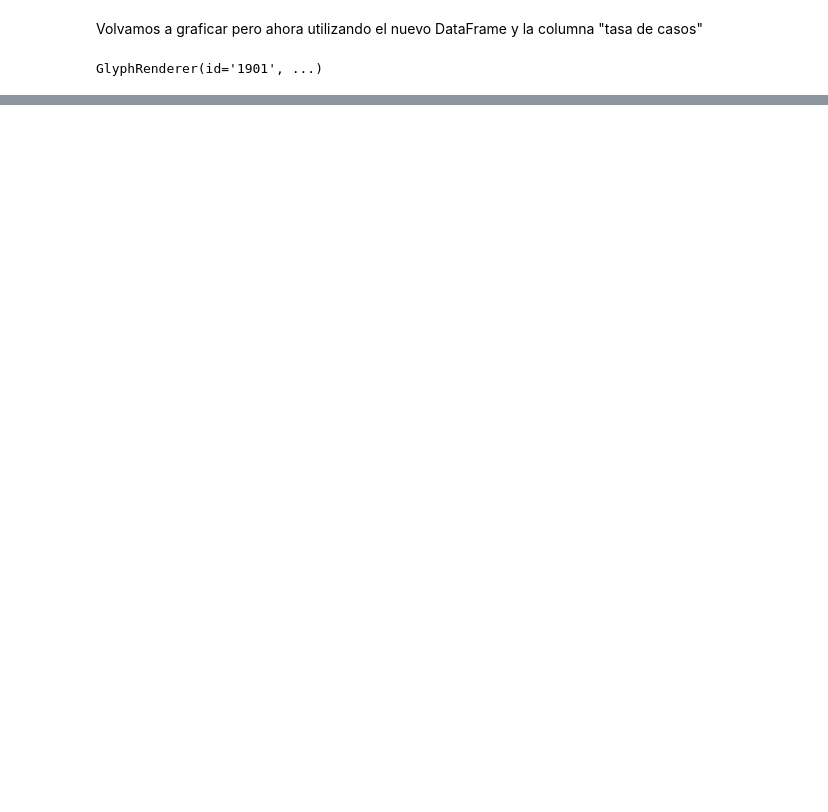
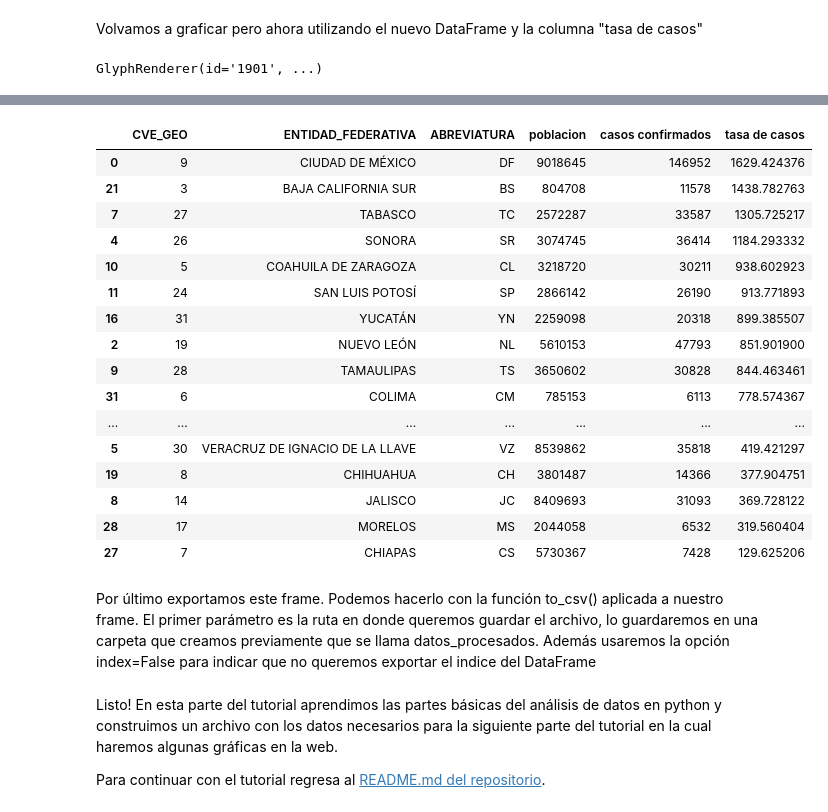
Before and after one commit to irvingfisica/taller01, a Jupyter notebook: taller_python.ipynb, the cells around one changed output, grey strips where cells are left out. Drawn from its saved outputs; the diff is of its cells as text; code cells hidden in the pictures; blank space fills up the shorter version.

Commit message:
parte de python terminada

```diff
--- a/taller_python.ipynb
+++ b/taller_python.ipynb
@@ -1054,0 +1057,23 @@ bpl.show(s)
+# %%
+frame_salida = conf_pob_edo[["CVE_GEO","ENTIDAD_FEDERATIVA","ABREVIATURA","poblacion","casos confirmados","tasa de casos"]]
+frame_salida
+# %% [output]
+|  | CVE_GEO | ENTIDAD_FEDERATIVA | ABREVIATURA | poblacion | casos confirmados | tasa de casos |
+| 0 | 9 | CIUDAD DE MÉXICO | DF | 9018645 | 146952 | 1629.424376 |
+| 21 | 3 | BAJA CALIFORNIA SUR | BS | 804708 | 11578 | 1438.782763 |
+| 7 | 27 | TABASCO | TC | 2572287 | 33587 | 1305.725217 |
+| 4 | 26 | SONORA | SR | 3074745 | 36414 | 1184.293332 |
+| 10 | 5 | COAHUILA DE ZARAGOZA | CL | 3218720 | 30211 | 938.602923 |
+| 11 | 24 | SAN LUIS POTOSÍ | SP | 2866142 | 26190 | 913.771893 |
+| 16 | 31 | YUCATÁN | YN | 2259098 | 20318 | 899.385507 |
+| 2 | 19 | NUEVO LEÓN | NL | 5610153 | 47793 | 851.901900 |
+| 9 | 28 | TAMAULIPAS | TS | 3650602 | 30828 | 844.463461 |
+| 31 | 6 | COLIMA | CM | 785153 | 6113 | 778.574367 |
+| ... | ... | ... | ... | ... | ... | ... |
+| 5 | 30 | VERACRUZ DE IGNACIO DE LA LLAVE | VZ | 8539862 | 35818 | 419.421297 |
+| 19 | 8 | CHIHUAHUA | CH | 3801487 | 14366 | 377.904751 |
+| 8 | 14 | JALISCO | JC | 8409693 | 31093 | 369.728122 |
+| 28 | 17 | MORELOS | MS | 2044058 | 6532 | 319.560404 |
+| 27 | 7 | CHIAPAS | CS | 5730367 | 7428 | 129.625206 |
+# %% [markdown]
+Por último exportamos este frame. Podemos hacerlo con la función to_csv() aplicada a nuestro frame. El primer parámetro es la ruta en donde queremos guardar el archivo, lo guardaremos en una carpeta que creamos previamente que se llama datos_procesados. Además usaremos la opción index=False para indicar que no queremos exportar el indice del DataFrame
@@ -1054,0 +1082,4 @@ bpl.show(s)
+# %% [markdown]
+Listo! En esta parte del tutorial aprendimos las partes básicas del análisis de datos en python y construimos un archivo con los datos necesarios para la siguiente parte del tutorial en la cual haremos algunas gráficas en la web.
+
+Para continuar con el tutorial regresa al [README.md del repositorio](https://github.com/irvingfisica/taller01).
```
Also changed, not shown: parts of 2 cells of this notebook, 2 other files.
